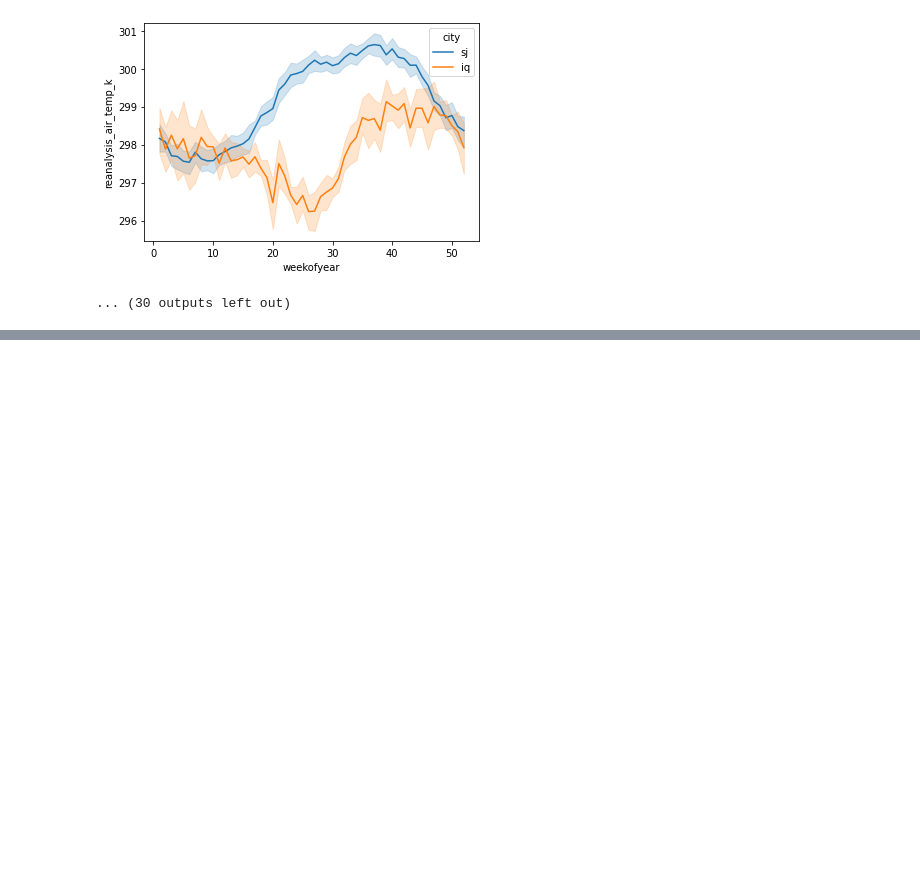
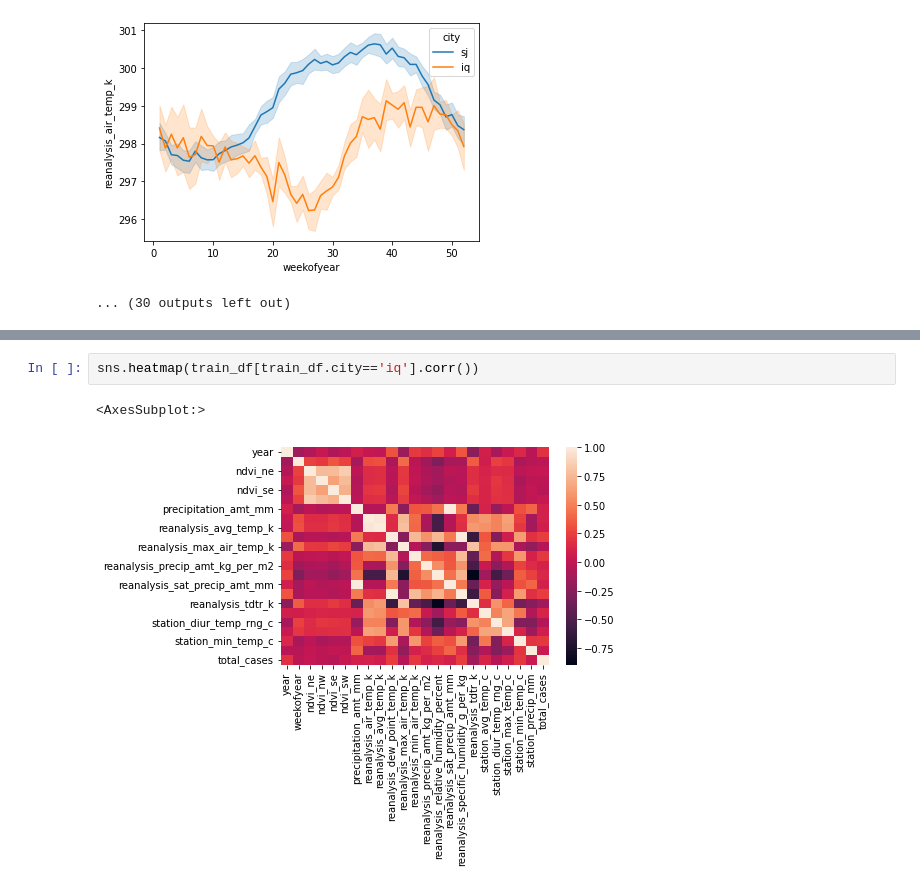
Before and after one commit to bleand/dengai, a Jupyter notebook: Initial_exploration.ipynb, the cells around one changed output, grey strips where cells are left out. Saved outputs shown, nothing was run; the diff lists cells and outputs as text; blank space fills up the shorter version.

```diff
--- a/Initial_exploration.ipynb
+++ b/Initial_exploration.ipynb
@@ -169,0 +202,5 @@ reanalysis_air_temp_k
+# %%
+sns.heatmap(train_df[train_df.city=='iq'].corr())
+# %% [output]
+<AxesSubplot:>
+[figure, added]
```
Also changed, not shown: parts of 8 cells of this notebook, 1 other file.
